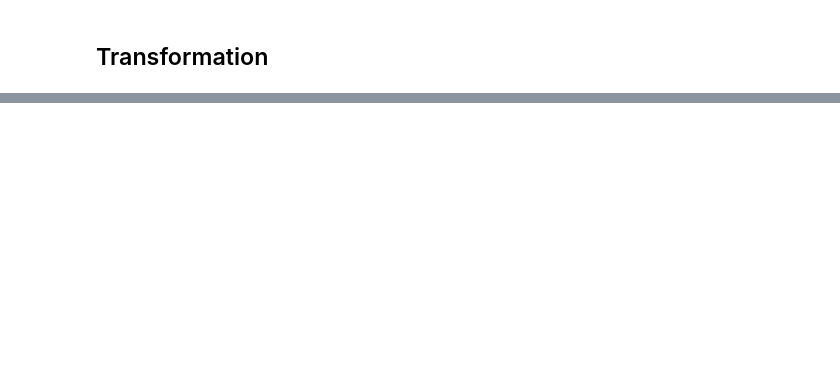
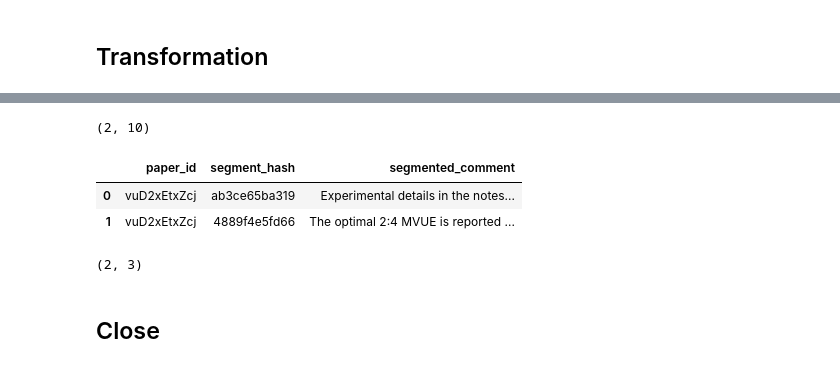
Before and after one commit to hiiamlars/analytical_flexibility_llm_reviews, a Jupyter notebook: data_generation/llm_review_post_processing.ipynb, the cells around one changed output, grey strips where cells are left out. Cells and saved outputs as stored; diff of their text form; code cells hidden in the pictures; blank space fills up the shorter version.

```diff
--- a/data_generation/llm_review_post_processing.ipynb
+++ b/data_generation/llm_review_post_processing.ipynb
@@ -467,0 +679,27 @@ DataFrame saved to Parquet at: /content/drive/MyDrive/Analytical_flexibility_llm
+# %%
+# @title Results
+
+# Load result file
+if os.path.exists(RESULTS_PATH):
+    try:
+        llm_results_df = pd.read_parquet(RESULTS_PATH)
+        # Check results only if loading was successful
+        display(llm_results_df)
+        display(llm_results_df.shape)
+    except Exception as e:
+        print(f"Warning: Could not read existing results parquet file {RESULTS_PATH}. Error: {e}")
+else:
+    print(f"Results file '{RESULTS_PATH}' does not exist.")
+
+# Load log file
+if os.path.exists(LOG_PATH):
+    try:
+        llm_log_df = pd.read_parquet(LOG_PATH)
+        # Check log only if loading was successful
+        display(llm_log_df.head(5))
+        display(llm_log_df.shape)
+    except Exception as e:
+        print(f"Warning: Could not read existing log parquet file {LOG_PATH}. Error: {e}")
+else:
+    print(f"Log file '{LOG_PATH}' does not exist.")
+# %% [output]
@@ -467,0 +709,7 @@ DataFrame saved to Parquet at: /content/drive/MyDrive/Analytical_flexibility_llm
+(2, 10)
+|  | paper_id | segment_hash | segmented_comment |
+| 0 | vuD2xEtxZcj | ab3ce65ba319 | Experimental details in the notes... |
+| 1 | vuD2xEtxZcj | 4889f4e5fd66 | The optimal 2:4 MVUE is reported ... |
+(2, 3)
+# %% [markdown]
+## Close
```
Also changed, not shown: parts of 19 cells of this notebook.
